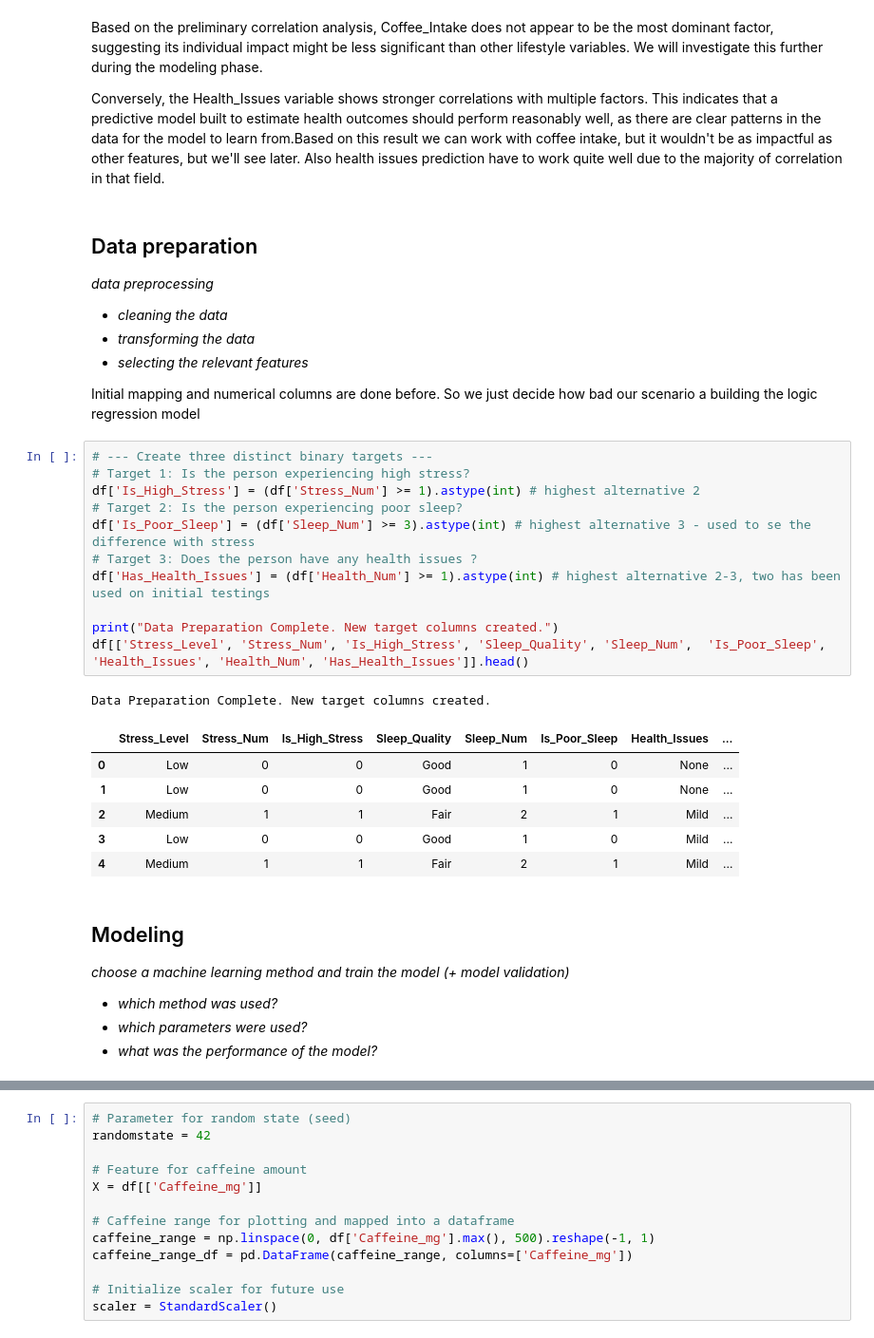
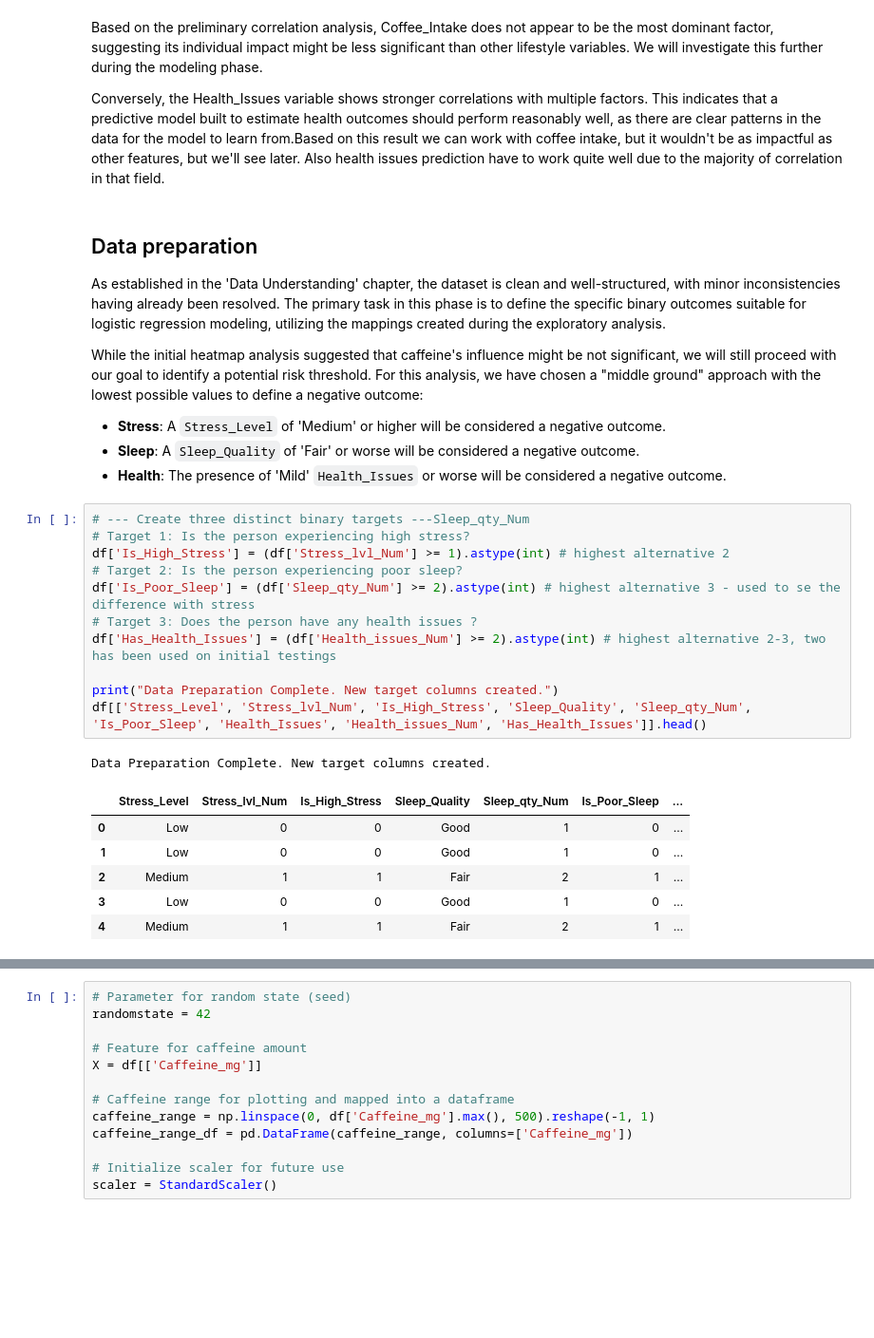
Before and after one commit to Itz-Ezu/DKKO_group6, a Jupyter notebook: coffee_project/hot_coffee.ipynb, the cells around one changed output, grey strips where cells are left out. Shown at 95% size. Drawn from its saved outputs; the diff is of its cells as text; blank space fills up the shorter version.

Commit message:
Data preparation

```diff
--- a/coffee_project/hot_coffee.ipynb
+++ b/coffee_project/hot_coffee.ipynb
@@ -272,36 +272,30 @@ Conversely, the Health_Issues variable shows stronger correlations with multiple
 # %% [markdown]
 ## Data preparation
 
-*data preprocessing*
-- *cleaning the data*
-- *transforming the data*
-- *selecting the relevant features*
+As established in the 'Data Understanding' chapter, the dataset is clean and well-structured, with minor inconsistencies having already been resolved. The primary task in this phase is to define the specific binary outcomes suitable for logistic regression modeling, utilizing the mappings created during the exploratory analysis.
 
-Initial mapping and numerical columns are done before. So we just decide how bad our scenario a building the logic regression model
+While the initial heatmap analysis suggested that caffeine's influence might be not significant, we will still proceed with our goal to identify a potential risk threshold. For this analysis, we have chosen a "middle ground" approach with the lowest possible values to define a negative outcome:
+
+- **Stress**: A `Stress_Level` of 'Medium' or higher will be considered a negative outcome.
+- **Sleep**: A `Sleep_Quality` of 'Fair' or worse will be considered a negative outcome.
+- **Health**: The presence of 'Mild' `Health_Issues` or worse will be considered a negative outcome.
 # %%
-# --- Create three distinct binary targets ---
+# --- Create three distinct binary targets ---Sleep_qty_Num
 # Target 1: Is the person experiencing high stress?
-df['Is_High_Stress'] = (df['Stress_Num'] >= 1).astype(int) # highest alternative 2
+df['Is_High_Stress'] = (df['Stress_lvl_Num'] >= 1).astype(int) # highest alternative 2
 # Target 2: Is the person experiencing poor sleep?
-df['Is_Poor_Sleep'] = (df['Sleep_Num'] >= 3).astype(int) # highest alternative 3 - used to se the difference with stress
+df['Is_Poor_Sleep'] = (df['Sleep_qty_Num'] >= 2).astype(int) # highest alternative 3 - used to se the difference with stress
 # Target 3: Does the person have any health issues ?
-df['Has_Health_Issues'] = (df['Health_Num'] >= 1).astype(int) # highest alternative 2-3, two has been used on initial testings
+df['Has_Health_Issues'] = (df['Health_issues_Num'] >= 2).astype(int) # highest alternative 2-3, two has been used on initial testings
 
 print("Data Preparation Complete. New target columns created.")
-df[['Stress_Level', 'Stress_Num', 'Is_High_Stress', 'Sleep_Quality', 'Sleep_Num',  'Is_Poor_Sleep', 'Health_Issues', 'Health_Num', 'Has_Health_Issues']].head()
+df[['Stress_Level', 'Stress_lvl_Num', 'Is_High_Stress', 'Sleep_Quality', 'Sleep_qty_Num',  'Is_Poor_Sleep', 'Health_Issues', 'Health_issues_Num', 'Has_Health_Issues']].head()
 # %% [output]
 Data Preparation Complete. New target columns created.
-|  | Stress_Level | Stress_Num | Is_High_Stress | Sleep_Quality | Sleep_Num | Is_Poor_Sleep | Health_Issues | ... |
-| 0 | Low | 0 | 0 | Good | 1 | 0 | None | ... |
-| 1 | Low | 0 | 0 | Good | 1 | 0 | None | ... |
-| 2 | Medium | 1 | 1 | Fair | 2 | 1 | Mild | ... |
-| 3 | Low | 0 | 0 | Good | 1 | 0 | Mild | ... |
-| 4 | Medium | 1 | 1 | Fair | 2 | 1 | Mild | ... |
+|  | Stress_Level | Stress_lvl_Num | Is_High_Stress | Sleep_Quality | Sleep_qty_Num | Is_Poor_Sleep | ... |
+| 0 | Low | 0 | 0 | Good | 1 | 0 | ... |
+| 1 | Low | 0 | 0 | Good | 1 | 0 | ... |
+| 2 | Medium | 1 | 1 | Fair | 2 | 1 | ... |
+| 3 | Low | 0 | 0 | Good | 1 | 0 | ... |
+| 4 | Medium | 1 | 1 | Fair | 2 | 1 | ... |
-# %% [markdown]
-## Modeling
-
-*choose a machine learning method and train the model (+ model validation)*
-- *which method was used?*
-- *which parameters were used?*
-- *what was the performance of the model?*
 # %% [markdown]
```
Also changed, not shown: parts of 1 cell of this notebook.
